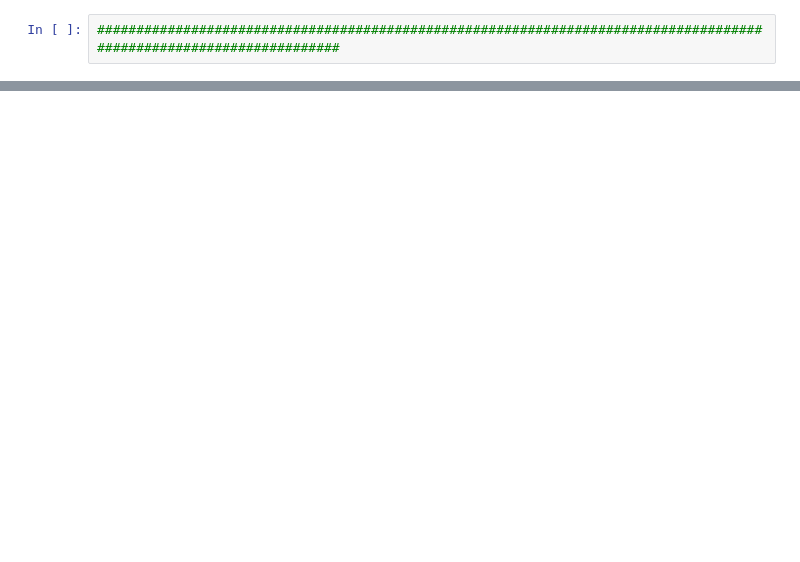
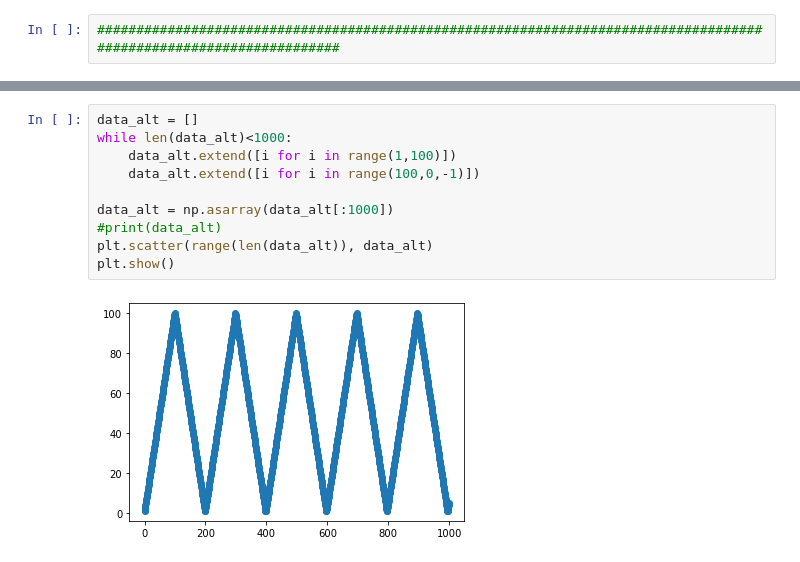
Before and after one commit to PBPZA/Deep_Kalman_Filter_Thesis, a Jupyter notebook: TU_PRACUJE_DEMO_DKF_MV_FROM_PDF_TEST.ipynb, the cells around one changed output, grey strips where cells are left out. Saved outputs shown, nothing was run; the diff lists cells and outputs as text; blank space fills up the shorter version.

```diff
--- a/TU_PRACUJE_DEMO_DKF_MV_FROM_PDF_TEST.ipynb
+++ b/TU_PRACUJE_DEMO_DKF_MV_FROM_PDF_TEST.ipynb
@@ -1090,0 +991,12 @@ plt.show()
+# %%
+data_alt = []
+while len(data_alt)<1000:
+    data_alt.extend([i for i in range(1,100)])
+    data_alt.extend([i for i in range(100,0,-1)])
+
+data_alt = np.asarray(data_alt[:1000])
+#print(data_alt)
+plt.scatter(range(len(data_alt)), data_alt)
+plt.show()
+# %% [output]
+[figure, added]
```
Also changed, not shown: parts of 102 cells of this notebook, 1 other file.
